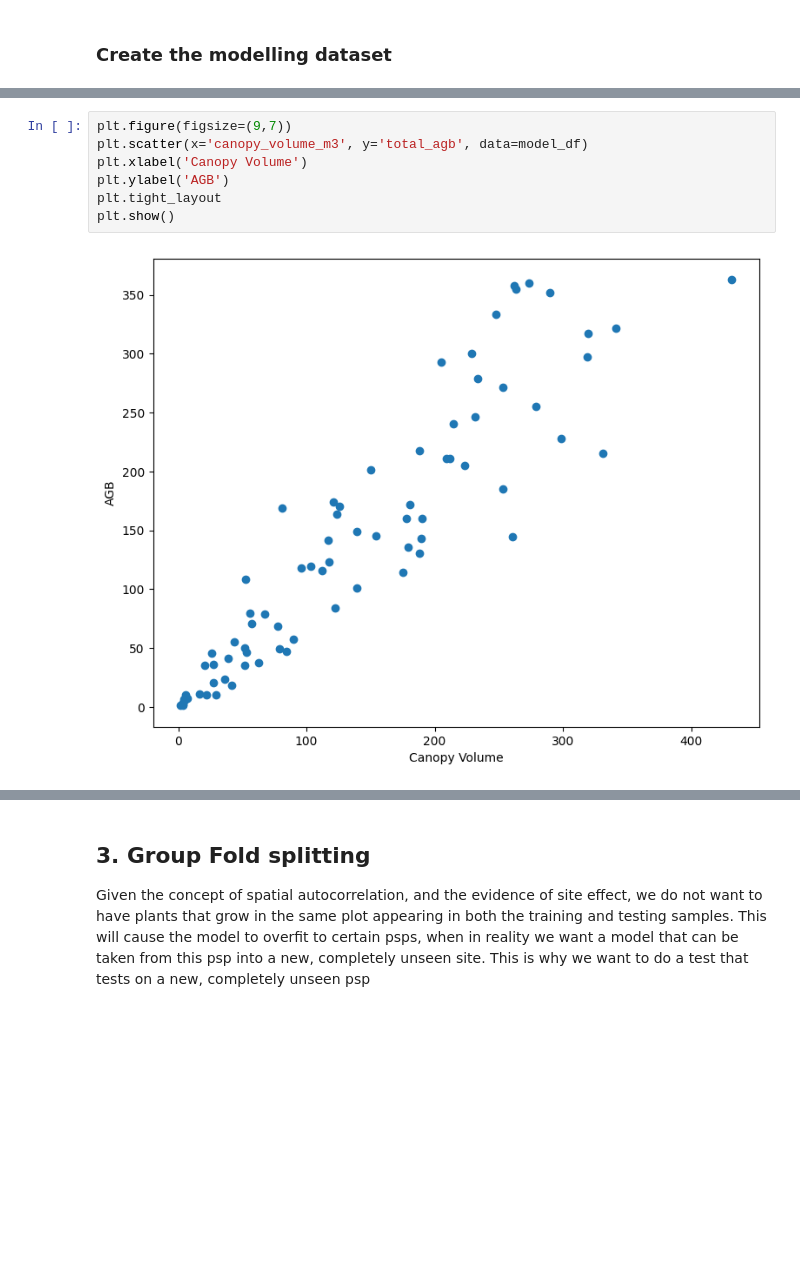
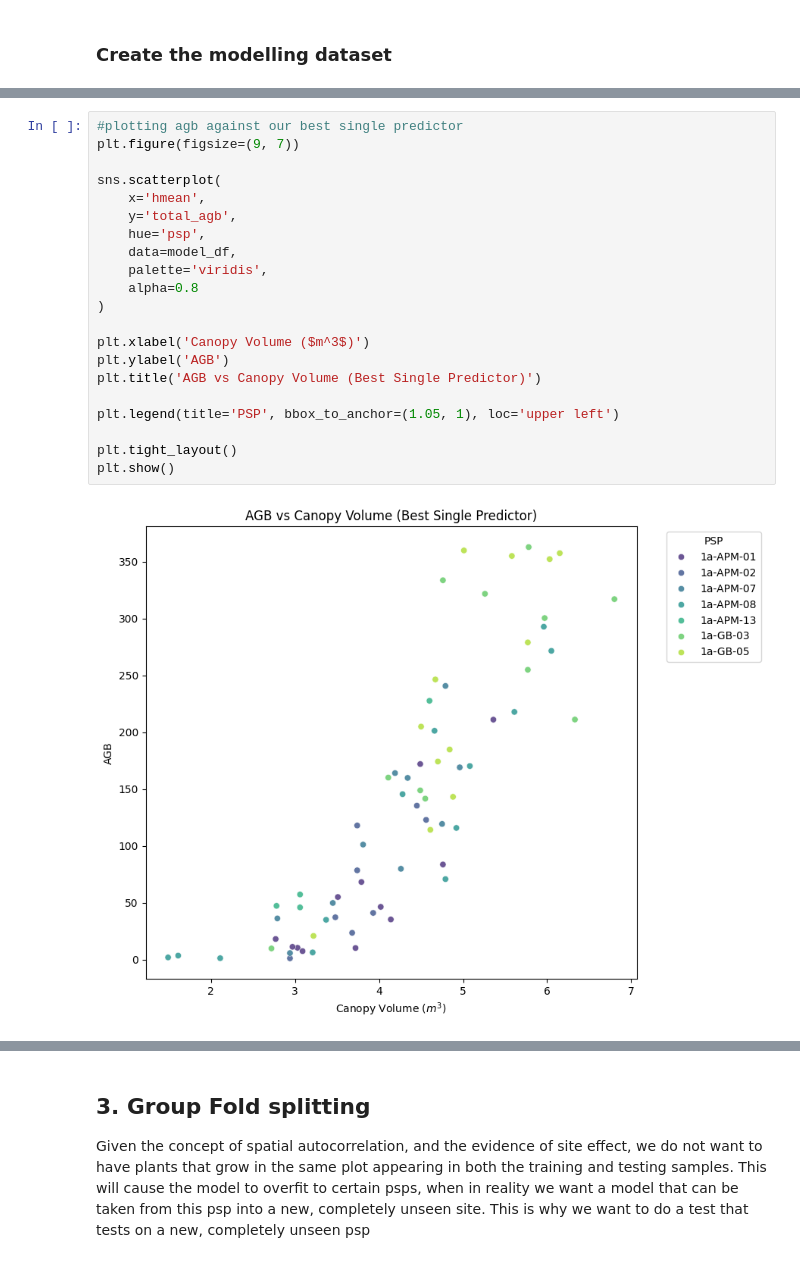
Before and after one commit to acreinsightsltd-terp/ECOPLANET-BIOMASS-MODELLING, a Jupyter notebook: 04_SCRIPTS/MODELLING/modelling.ipynb, the cells around one changed output, grey strips where cells are left out. Drawn from its saved outputs; the diff is of its cells as text; blank space fills up the shorter version.

```diff
--- a/04_SCRIPTS/MODELLING/modelling.ipynb
+++ b/04_SCRIPTS/MODELLING/modelling.ipynb
@@ -184,13 +209,27 @@ model_df.describe()
 | max | 362.770000 | 82.000000 | 431.760000 | 59.840000 | 6.800000 | 7.390000 | 6763.000000 | ... |
 # %%
-plt.figure(figsize=(9,7))
-plt.scatter(x='canopy_volume_m3', y='total_agb', data=model_df)
-plt.xlabel('Canopy Volume')
+#plotting agb against our best single predictor
+plt.figure(figsize=(9, 7))
+
+sns.scatterplot(
+    x='hmean',
+    y='total_agb',
+    hue='psp',
+    data=model_df,
+    palette='viridis',
+    alpha=0.8
+)
+
+plt.xlabel('Canopy Volume ($m^3$)')
 plt.ylabel('AGB')
-plt.tight_layout
+plt.title('AGB vs Canopy Volume (Best Single Predictor)')
+
+plt.legend(title='PSP', bbox_to_anchor=(1.05, 1), loc='upper left')
+
+plt.tight_layout()
 plt.show()
 # %% [output]
-[figure, old version]
+[figure, new version]
 # %%
 print(
     model_df["psp"]
```
Also changed, not shown: parts of 88 cells of this notebook.
